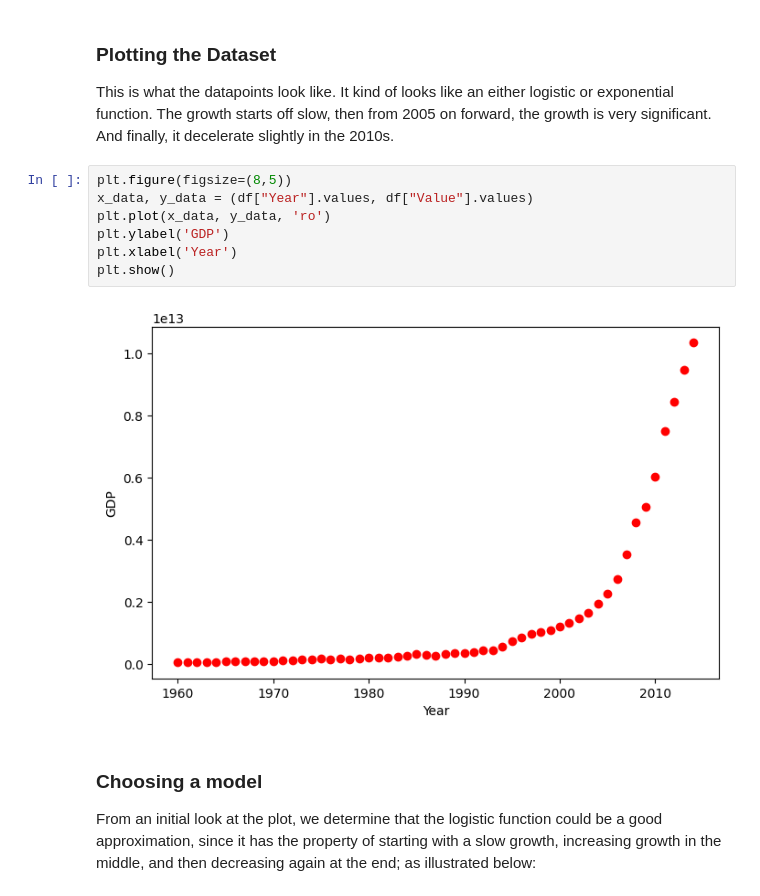
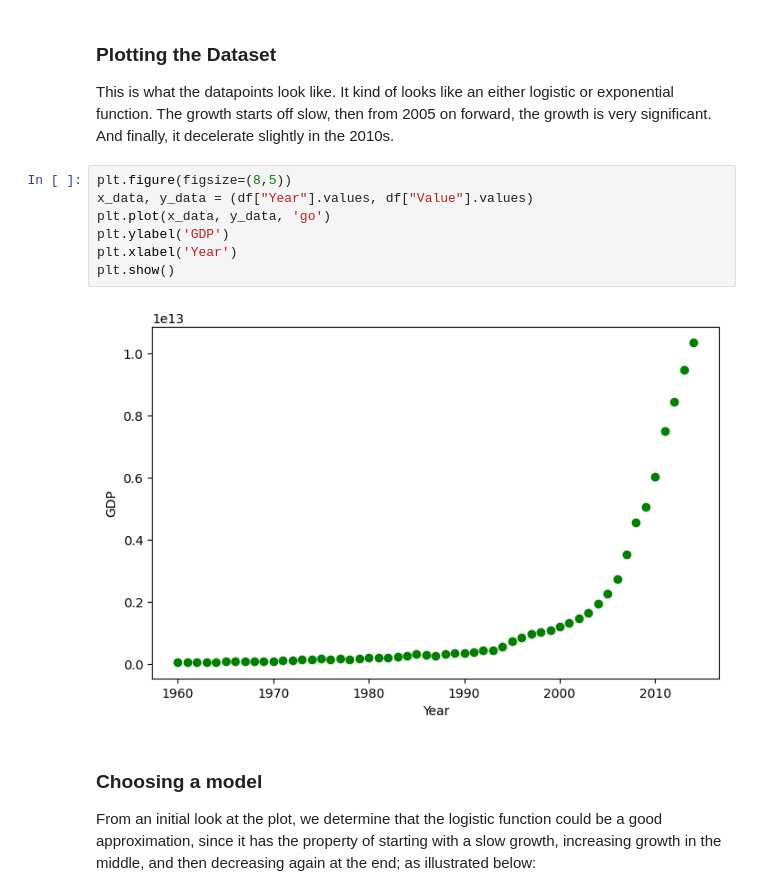
Before and after one commit to SinaGhanbarii/machine_learning_with_python_jadi, a Jupyter notebook: ML0101EN-Reg-NoneLinearRegression.ipynb, the cells around one changed output. Saved outputs shown, nothing was run; the diff lists cells and outputs as text.

```diff
--- a/ML0101EN-Reg-NoneLinearRegression.ipynb
+++ b/ML0101EN-Reg-NoneLinearRegression.ipynb
@@ -176,12 +176,12 @@ This is what the datapoints look like. It kind of looks like an either logistic
 # %%
 plt.figure(figsize=(8,5))
 x_data, y_data = (df["Year"].values, df["Value"].values)
-plt.plot(x_data, y_data, 'ro')
+plt.plot(x_data, y_data, 'go')
 plt.ylabel('GDP')
 plt.xlabel('Year')
 plt.show()
 # %% [output]
-[figure, old version]
+[figure, new version]
 # %% [markdown]
 ### Choosing a model
 
```
Also changed, not shown: parts of 4 cells of this notebook.
